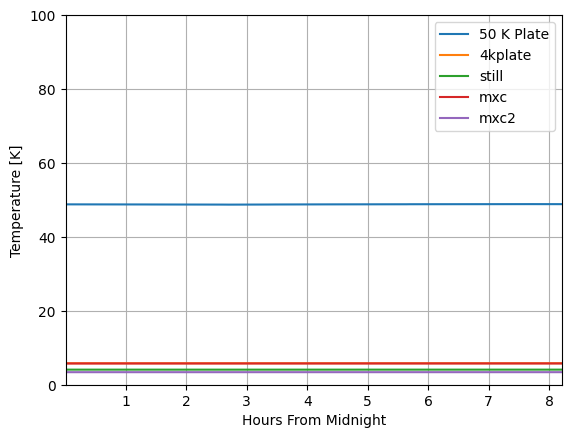
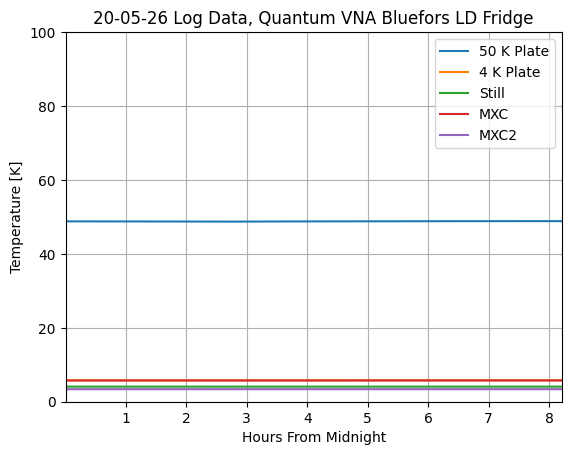
Unified diff of the notebook cell whose output changed from the first chart to the second:
--- before
+++ after
@@ -10,3 +10,4 @@
 plt.xlabel('Hours From Midnight')
 plt.ylabel('Temperature [K]')
-plt.legend(['50 K Plate','4kplate','still','mxc','mxc2'])
+plt.legend(['50 K Plate','4 K Plate','Still','MXC','MXC2'])
+plt.title(logdata['50kplate']['date'] + ' Log Data, Quantum VNA Bluefors LD Fridge')

Commit: completed basic set for replication and plotting